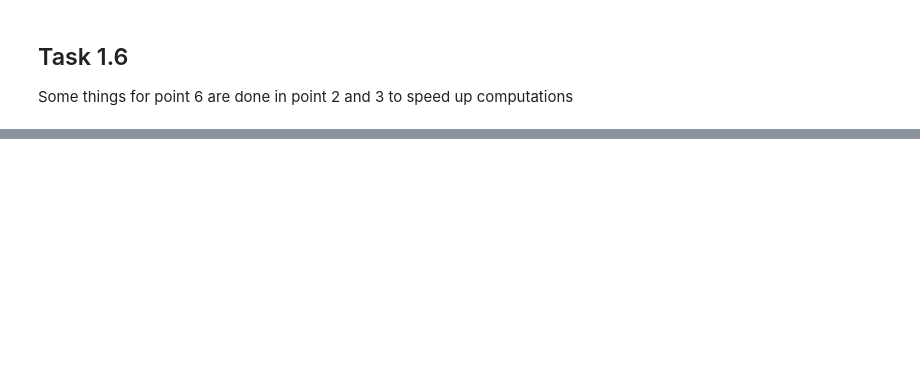
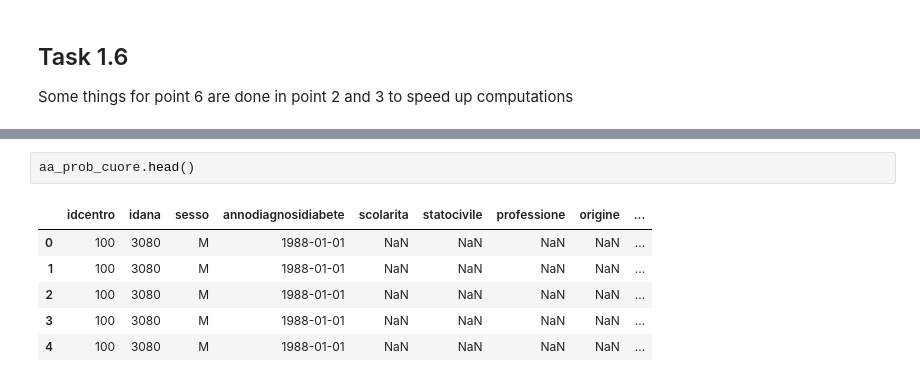
Before and after one commit to AntoAndGar/ML-Health-Event-Prediction, a Jupyter notebook: src/task1/main.ipynb, the cells around one changed output, grey strips where cells are left out. Cells and saved outputs as stored; diff of their text form; blank space fills up the shorter version.

Commit message:
show nan in aa_prob_cuore

```diff
--- a/src/task1/main.ipynb
+++ b/src/task1/main.ipynb
@@ -1233,0 +1295,9 @@ print(wanted_patient.head())
+# %%
+aa_prob_cuore.head()
+# %% [output]
+|  | idcentro | idana | sesso | annodiagnosidiabete | scolarita | statocivile | professione | origine | ... |
+| 0 | 100 | 3080 | M | 1988-01-01 | NaN | NaN | NaN | NaN | ... |
+| 1 | 100 | 3080 | M | 1988-01-01 | NaN | NaN | NaN | NaN | ... |
+| 2 | 100 | 3080 | M | 1988-01-01 | NaN | NaN | NaN | NaN | ... |
+| 3 | 100 | 3080 | M | 1988-01-01 | NaN | NaN | NaN | NaN | ... |
+| 4 | 100 | 3080 | M | 1988-01-01 | NaN | NaN | NaN | NaN | ... |
```
Also changed, not shown: parts of 9 cells of this notebook.
